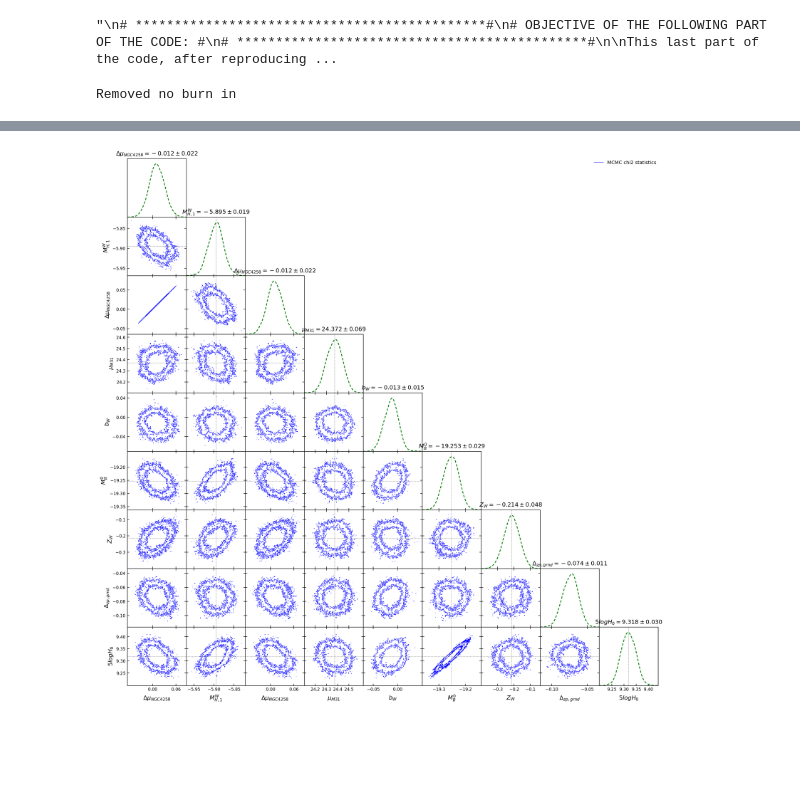
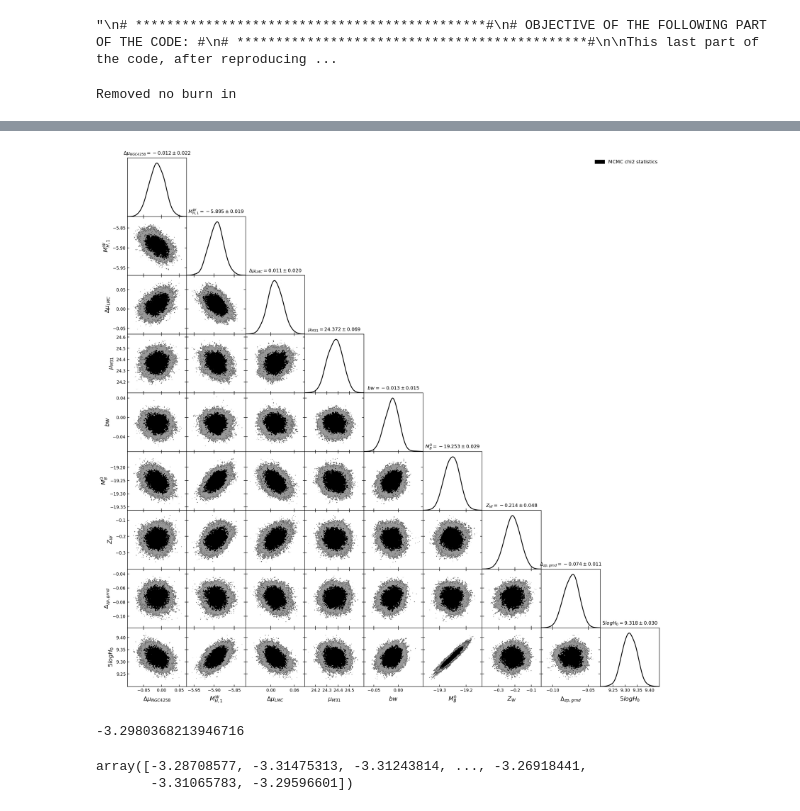
Before and after one commit to GenovaCosmology/AstroCosmoComputational, a Jupyter notebook: Students/Gabriele_Russo/ExamProject/H0mcmc.ipynb, the cells around one changed output, grey strips where cells are left out. Saved outputs shown, nothing was run; the diff lists cells and outputs as text; code cells hidden in the pictures; blank space fills up the shorter version.

Commit message:
Enhancing last plot

```diff
--- a/Students/Gabriele_Russo/ExamProject/H0mcmc.ipynb
+++ b/Students/Gabriele_Russo/ExamProject/H0mcmc.ipynb
@@ -103,6 +105,7 @@ Zw = samples_burnin[:,:,Zw_idx].flatten()
 MSN_idx = 5
 MSN = samples_burnin[:,:,MSN_idx].flatten()
 bw_idx = 4
+# Subtract to each entry a constant
 bw = samples_burnin[:,:,bw_idx].flatten() - 3.285
 muM31_idx = 3
 muM31 = samples_burnin[:,:,muM31_idx].flatten()
@@ -113,6 +116,7 @@ MC = samples_burnin[:,:,MC_idx].flatten()
 muNGC4258_idx = 0
 muNGC4258 = samples_burnin[:,:,muNGC4258_idx].flatten()
 
+# Defining the mean values of the parameters
 mu_fivelogH0 = fivelogH0.mean()
 mu_deltazp = deltazp.mean()
 mu_Zw = Zw.mean()
@@ -124,25 +128,27 @@ mu_MC = MC.mean()
 mu_muNGC4258 = muNGC4258.mean()
 
 
-names = ["\Delta \mu_{NGC4258}","M_{H,1}^W","\Delta \mu_{LMC}","\mu_{M31}", "b_W","M_B^0", "Z_W","\Delta_{zp, grnd}","5logH_0"]
-labels = ["\Delta \mu_{NGC4258}","M_{H,1}^W","\Delta \mu_{LMC}","\mu_{M31}", "b_W","M_B^0", "Z_W","\Delta_{zp, grnd}","5logH_0"]
+# Plotting the corner plot
+names = ["muNGC4258","MC","muLMC","muM31", "bw","MSN", "Zw","deltazp","fivelogH0"]
+labels = ["\Delta \mu_{NGC4258}","M_{H,1}^W","\Delta \mu_{LMC}","\mu_{M31}", "bw","M_B^0", "Z_W","\Delta_{zp, grnd}","5logH_0"]
 
 samples_MCMC = getdist.mcsamples.MCSamples(samples=samples_burnin,names = names, labels = labels, label='MCMC chi2 statistics')
 
 g = plots.get_subplot_plotter()
 g = plots.get_subplot_plotter(subplot_size=2)
 g.settings.figure_legend_frame = False
-g.settings.alpha_filled_add=0.4
-g.settings.title_limit_fontsize = 14
+g.settings.alpha_filled_add=1.
+g.settings.title_limit_fontsize = 12
 
 g.triangle_plot(samples_MCMC, legend_labels=['MCMC chi2 statistics'],
-                filled=False,
-                line_args={'ls':'--','lw':1.5, 'color':'green'},
-                contour_colors=['blue'],
+                filled=True,
+                line_args={'ls':'-','lw':1.5, 'color':'black'},
+                contour_colors=['black'],
+                contour_ls=['-'],
                 legend_loc='upper right',
                 title_limit=1, # first title limit (for 1D plots) is 68% by default
-                markers={'\Delta \mu_{NGC4258}':[mu_muNGC4258] , 'M_{H,1}^W':[mu_MC],
-                         '\Delta \mu_{LMC}':[mu_muLMC], '\mu_{M31}':[mu_muM31], 'b_W':[mu_bw],
+                markers={'\Delta \mu_{NGC4258}':[mu_muNGC4258], 'M_{H,1}^W':[mu_MC],
+                         '\Delta \mu_{LMC}':[mu_muLMC], '\mu_{M31}':[mu_muM31], 'bw':[mu_bw],
                          'M_B^0':[mu_MSN], 'Z_W':[mu_Zw], '\Delta_{zp, grnd}':[mu_deltazp],
                          '5logH_0':[mu_fivelogH0]})
 
@@ -169 +175 @@ WARNING:root:fine_bins_2D not large enough for optimal density: \Delta_{zp,, 5lo
-[figure, old version]
+[figure, new version]
@@ -169,0 +179,9 @@ WARNING:root:fine_bins_2D not large enough for optimal density: \Delta_{zp,, 5lo
+# %%
+mu_bw
+# %% [output]
+-3.2980368213946716
+# %%
+bw
+# %% [output]
+array([-3.28708577, -3.31475313, -3.31243814, ..., -3.26918441,
+       -3.31065783, -3.29596601])
```
Also changed, not shown: parts of 3 cells of this notebook.
